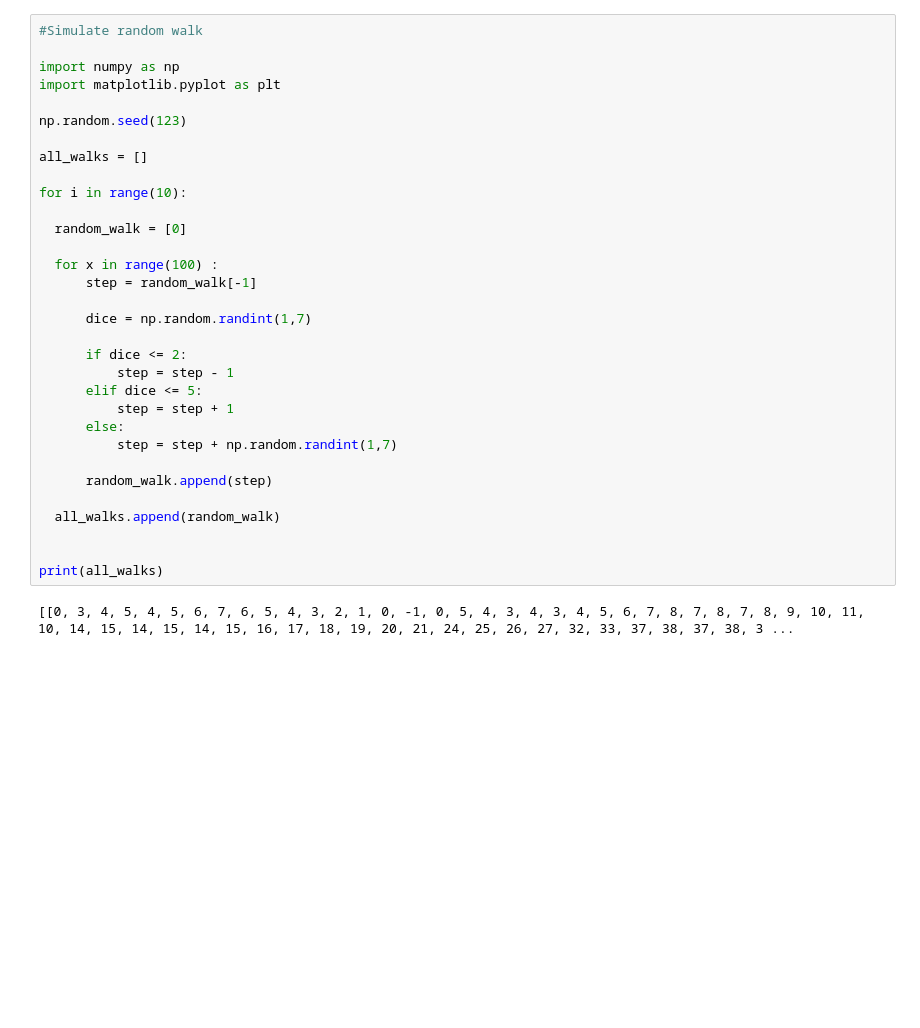
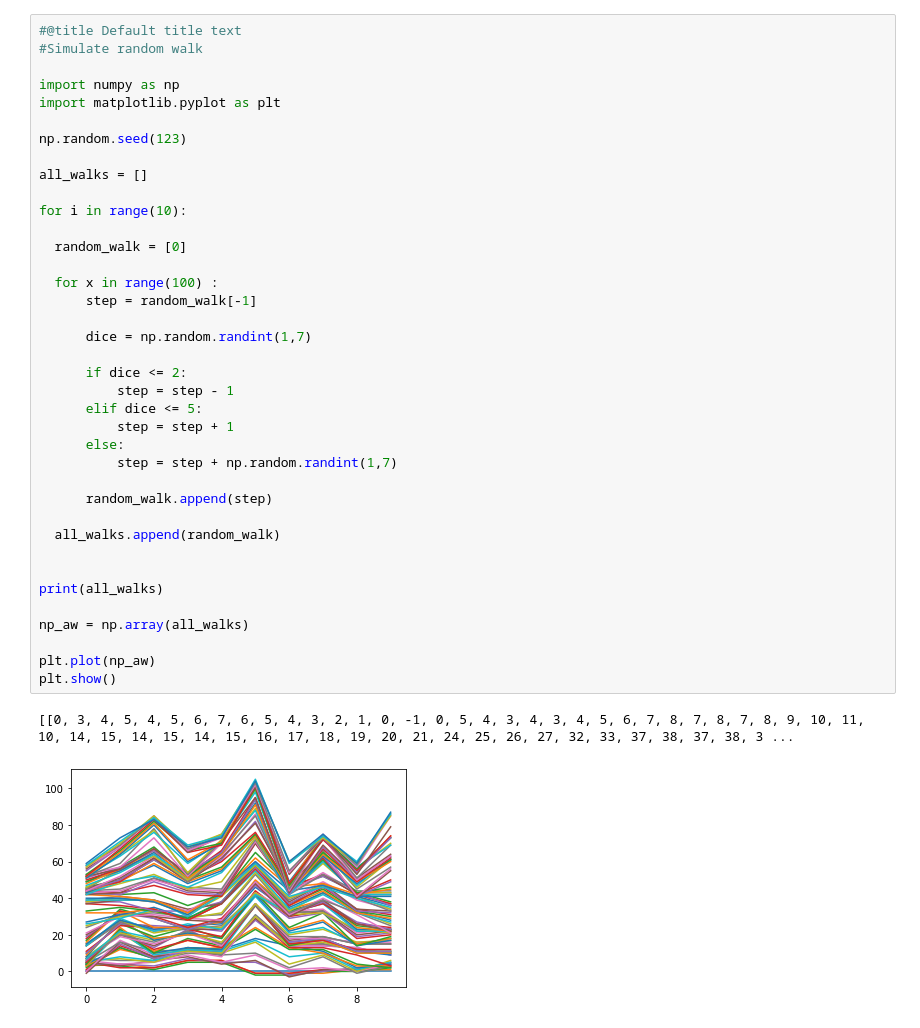
Before and after one commit to EvaChitul/Build_up-Learning_curve, a Jupyter notebook: Roll_Dice.ipynb, the cells around one changed output. Cells and saved outputs as stored; diff of their text form; blank space fills up the shorter version.

```diff
--- a/Roll_Dice.ipynb
+++ b/Roll_Dice.ipynb
@@ -1,36 +1,43 @@
 # %% [markdown]
 <a href="https://colab.research.google.com/github/EvaChitul/Build_up-Learning_curve/blob/master/Roll_Dice.ipynb" target="_parent"><img src="https://colab.research.google.com/assets/colab-badge.svg" alt="Open In Colab"/></a>
 # %%
+#@title Default title text
 #Simulate random walk
 
 import numpy as np
 import matplotlib.pyplot as plt
 
 np.random.seed(123)
 
 all_walks = []
 
 for i in range(10):
 
   random_walk = [0]
 
   for x in range(100) :
       step = random_walk[-1]
 
       dice = np.random.randint(1,7)
 
       if dice <= 2:
           step = step - 1
       elif dice <= 5:
           step = step + 1
       else:
           step = step + np.random.randint(1,7)
 
       random_walk.append(step)
 
   all_walks.append(random_walk)
 
 
 print(all_walks)
+
+np_aw = np.array(all_walks)
+
+plt.plot(np_aw)
+plt.show()
 # %% [output]
 [[0, 3, 4, 5, 4, 5, 6, 7, 6, 5, 4, 3, 2, 1, 0, -1, 0, 5, 4, 3, 4, 3, 4, 5, 6, 7, 8, 7, 8, 7, 8, 9, 10, 11, 10, 14, 15, 14, 15, 14, 15, 16, 17, 18, 19, 20, 21, 24, 25, 26, 27, 32, 33, 37, 38, 37, 38, 3 ...
+[figure, added]
```
